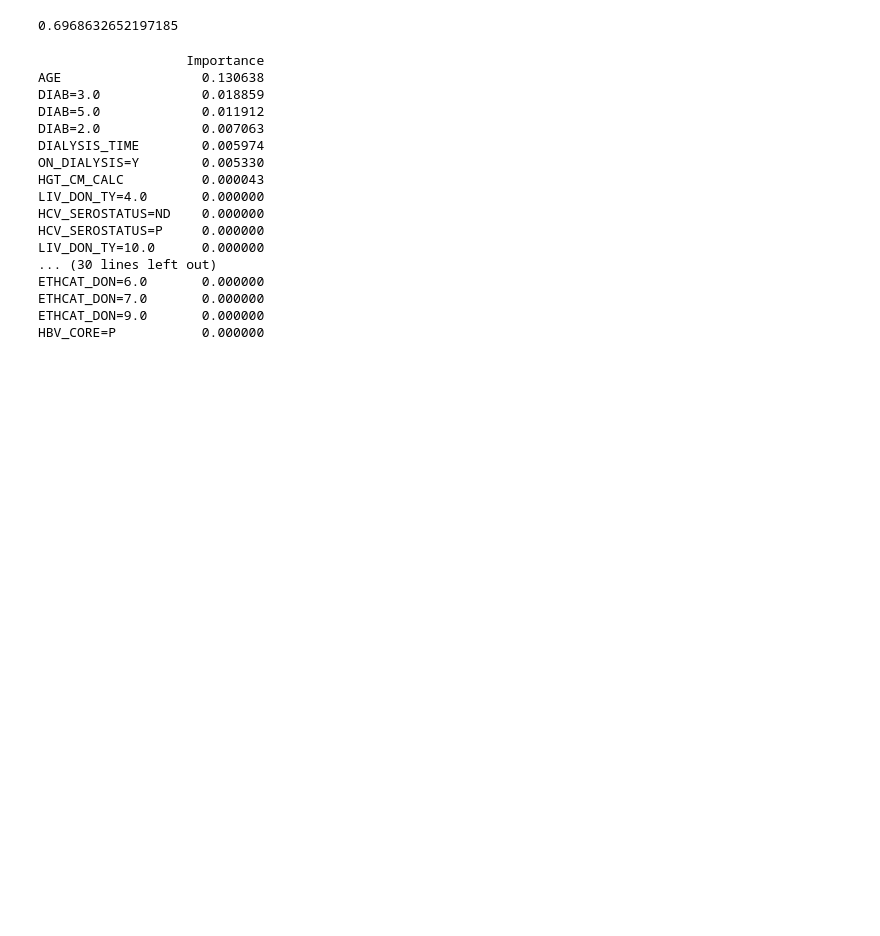
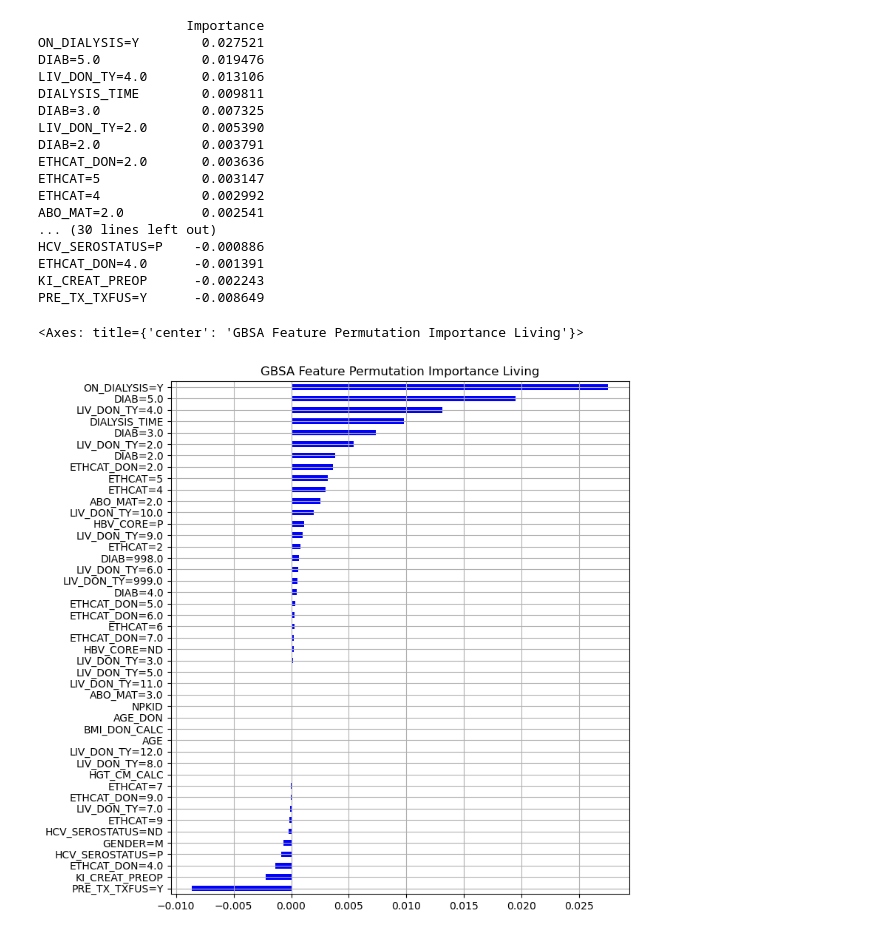
Before and after one commit to krllstdn/BachelorProject, a Jupyter notebook: Code/Feature Selection/gbsa_living.ipynb, the cells around one changed output. Cells and saved outputs as stored; diff of their text form; code cells hidden in the pictures; blank space fills up the shorter version.

Commit message:
model notebooks

```diff
--- a/Code/Feature Selection/gbsa_living.ipynb
+++ b/Code/Feature Selection/gbsa_living.ipynb
@@ -59,3 +59,5 @@ yes_numerical = [
                 "HGT_CM_CALC",  # negative importance
                 "BMI_DON_CALC", # negative importance
                 ]
+# %%
+dataset.dropna(subset=yes_numerical+yes_categorical, inplace=True)
@@ -100,16 +106,23 @@ X_train, X_test, y_train, y_test = train_test_split(X, y, test_size=0.2, stratif
 # %%
 from sksurv.ensemble import GradientBoostingSurvivalAnalysis
 
-est = GradientBoostingSurvivalAnalysis(n_estimators=3, learning_rate=1)
-est.fit(X_train, y_train)
-est.score(X_test, y_test)
+# est = GradientBoostingSurvivalAnalysis(n_estimators=3, learning_rate=1)
+# est.fit(X_train, y_train)
+# est.score(X_test, y_test)
-# %% [output]
-0.6968632652197185
+# %%
+import pickle
+
+lower, upper = np.percentile(y["Days"], [10, 90])
+times = np.arange(lower, upper + 1)
+
+with open('../TrainedModels/GBSA_0.722_lr0.2_leaving_early_stopping.pkl', 'rb') as file:
+    best_model = pickle.load(file)
 # %%
 from sklearn.inspection import permutation_importance
 
 # uncoment if you want to calculate permutation importance (data must not be processed by pipeline)
-result = permutation_importance(est, X_test, y_test, n_repeats=10, random_state=0, n_jobs=-1)
+# result = permutation_importance(est, X_test, y_test, n_repeats=10, random_state=0, n_jobs=-1)
+result = permutation_importance(best_model, X_test, y_test, n_repeats=10, random_state=0, n_jobs=-1)
 # %%
 pd.set_option('display.max_rows', None)
 
@@ -123,19 +136,25 @@ importances_df.sort_values(by='Importance', ascending=False, inplace=True)
 print(importances_df)
 # %% [output]
                    Importance
-AGE                  0.130638
-DIAB=3.0             0.018859
-DIAB=5.0             0.011912
-DIAB=2.0             0.007063
-DIALYSIS_TIME        0.005974
-ON_DIALYSIS=Y        0.005330
-HGT_CM_CALC          0.000043
-LIV_DON_TY=4.0       0.000000
-HCV_SEROSTATUS=ND    0.000000
-HCV_SEROSTATUS=P     0.000000
-LIV_DON_TY=10.0      0.000000
+ON_DIALYSIS=Y        0.027521
+DIAB=5.0             0.019476
+LIV_DON_TY=4.0       0.013106
+DIALYSIS_TIME        0.009811
+DIAB=3.0             0.007325
+LIV_DON_TY=2.0       0.005390
+DIAB=2.0             0.003791
+ETHCAT_DON=2.0       0.003636
+ETHCAT=5             0.003147
+ETHCAT=4             0.002992
+ABO_MAT=2.0          0.002541
 ... (30 lines left out)
-ETHCAT_DON=6.0       0.000000
-ETHCAT_DON=7.0       0.000000
-ETHCAT_DON=9.0       0.000000
-HBV_CORE=P           0.000000
+HCV_SEROSTATUS=P    -0.000886
+ETHCAT_DON=4.0      -0.001391
+KI_CREAT_PREOP      -0.002243
+PRE_TX_TXFUS=Y      -0.008649
+# %%
+plt_importances =importances_df.sort_values(by='Importance', ascending=True)
+plt_importances.plot.barh(color='blue', legend=False, title='GBSA Feature Permutation Importance Living', grid=True, figsize=(8, 9))
+# %% [output]
+<Axes: title={'center': 'GBSA Feature Permutation Importance Living'}>
+[figure, added]
```
Also changed, not shown: parts of 1 cell of this notebook, 5 other files.
